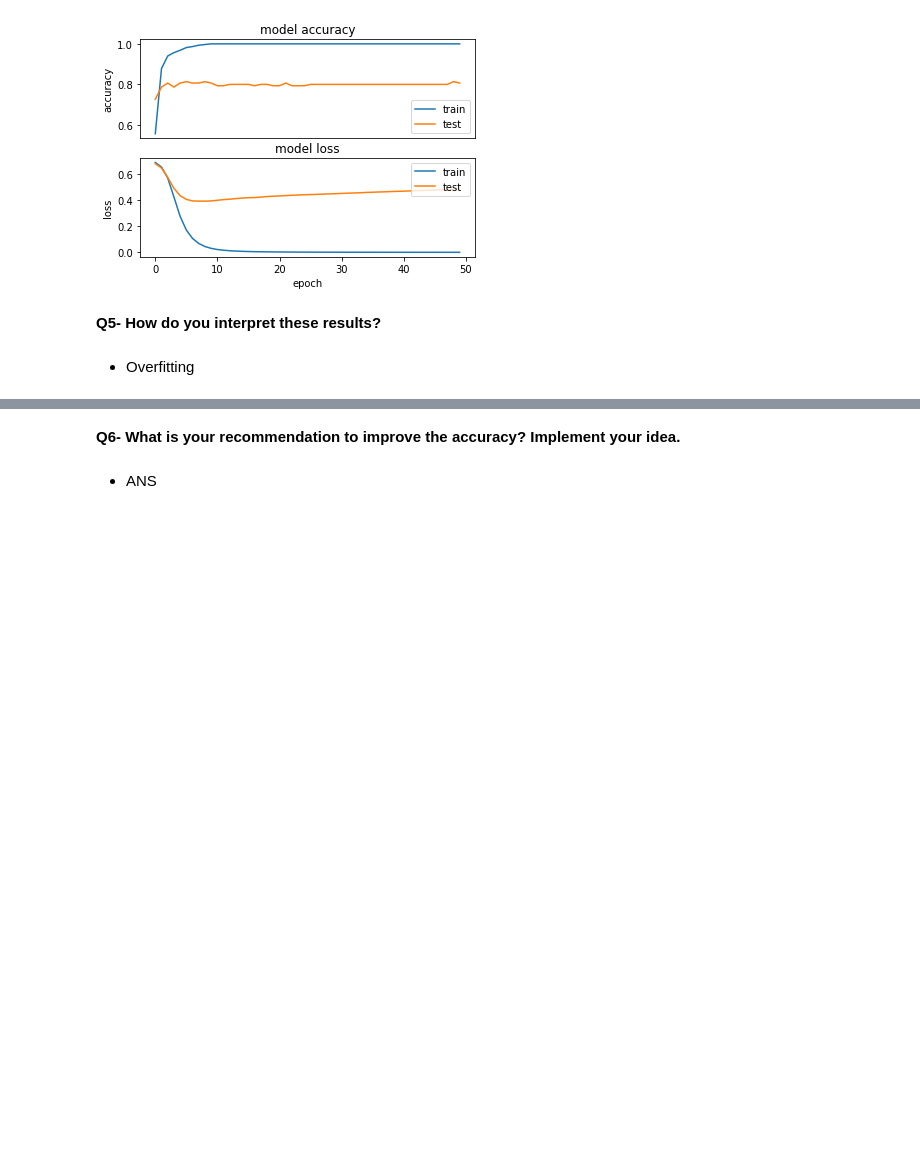
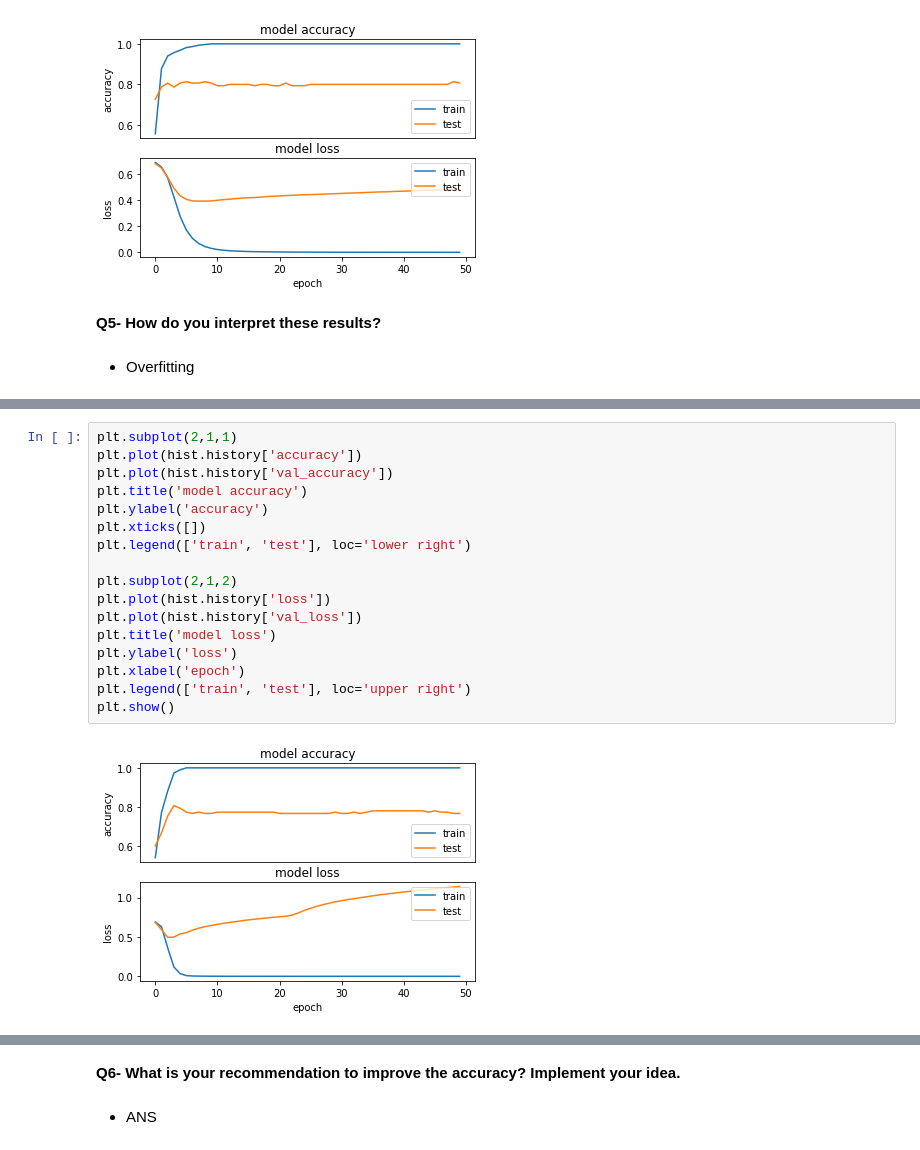
Before and after one commit to rajkumarin/Deep_Learning_on_Images, a Jupyter notebook: ANLY_535_Lab2.ipynb, the cells around one changed output, grey strips where cells are left out. Drawn from its saved outputs; the diff is of its cells as text; blank space fills up the shorter version.

```diff
--- a/ANLY_535_Lab2.ipynb
+++ b/ANLY_535_Lab2.ipynb
@@ -502,0 +512,19 @@ Accuracy:  0.7480000257492065
+# %%
+plt.subplot(2,1,1)
+plt.plot(hist.history['accuracy'])
+plt.plot(hist.history['val_accuracy'])
+plt.title('model accuracy')
+plt.ylabel('accuracy')
+plt.xticks([])
+plt.legend(['train', 'test'], loc='lower right')
+
+plt.subplot(2,1,2)
+plt.plot(hist.history['loss'])
+plt.plot(hist.history['val_loss'])
+plt.title('model loss')
+plt.ylabel('loss')
+plt.xlabel('epoch')
+plt.legend(['train', 'test'], loc='upper right')
+plt.show()
+# %% [output]
+[figure, added]
```
Also changed, not shown: parts of 10 cells of this notebook.
